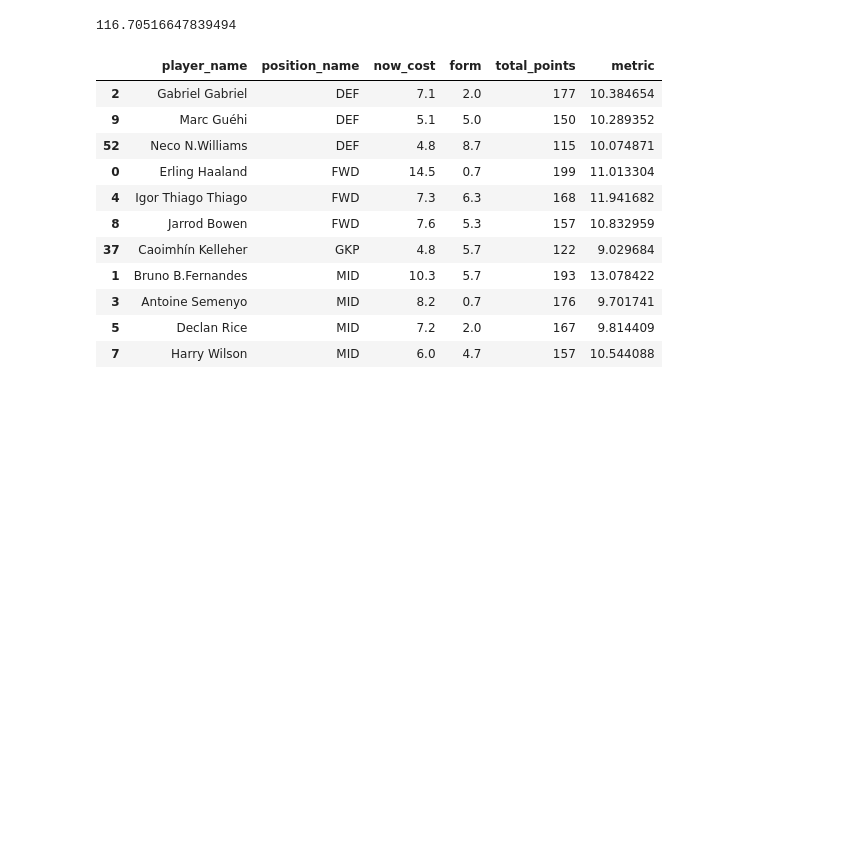
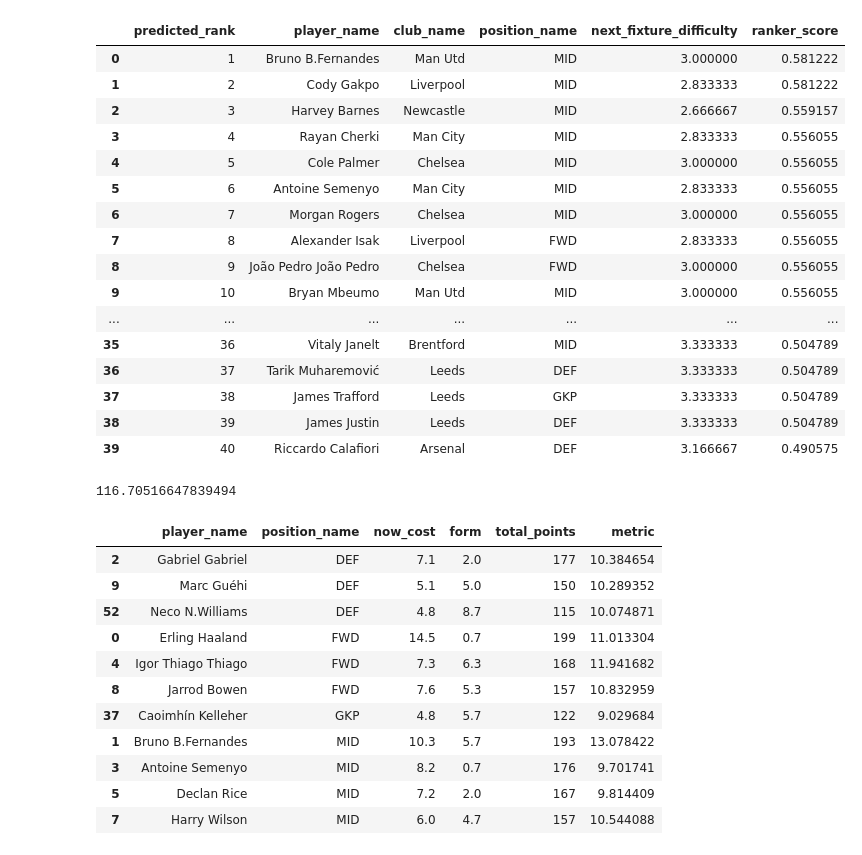
Before and after one commit to kvsingh/FPL-Team-Selection-using-Constrained-Optimization, a Jupyter notebook: team-selection-using-constraint-maximization.ipynb, the cells around one changed output. Cells and saved outputs as stored; diff of their text form; code cells hidden in the pictures; blank space fills up the shorter version.

```diff
--- a/team-selection-using-constraint-maximization.ipynb
+++ b/team-selection-using-constraint-maximization.ipynb
@@ -106,0 +16,2 @@ def optimal_weights(X_train, X_val):
+# %%
+df_players = get_historical_data('merged_gw_25_26.csv', 6, 12, 'fixtures_25_26.csv')
@@ -195 +154,80 @@ Nice. Let's use those weights to define our metric, which we can maximimize usin
+# %%
+rank_players = pd.read_csv('fpl_player_statistics.csv')
+
+rank_players['total_points_so_far'] = rank_players['total_points']
+rank_players['form'] = rank_players['form'].replace(np.nan, 0)
+rank_players['value'] = rank_players['now_cost'] * 10
+
+#xP for last 6 games
+#rank_players['xP'] = rank_players['points_per_game']
+
+team_mapping = pd.read_csv('fpl_team_mapping.csv')
+team_id_to_club = team_mapping.set_index('team_id')['club_name']
+fixtures = pd.read_csv('fixtures_26_27.csv')
+fixtures['kickoff_time'] = pd.to_datetime(fixtures['kickoff_time'], utc=True)
+
+upcoming = fixtures.loc[~fixtures['finished']].copy()
+upcoming['home_club'] = upcoming['team_h'].map(team_id_to_club)
+upcoming['away_club'] = upcoming['team_a'].map(team_id_to_club)
+if upcoming[['home_club', 'away_club']].isna().any().any():
+    raise ValueError('A fixture team ID is missing from fpl_team_mapping.csv')
+
+home_fixtures = upcoming[
+    ['id', 'kickoff_time', 'home_club', 'team_h_difficulty']
+].rename(columns={'home_club': 'club_name', 'team_h_difficulty': 'difficulty'})
+away_fixtures = upcoming[
+    ['id', 'kickoff_time', 'away_club', 'team_a_difficulty']
+].rename(columns={'away_club': 'club_name', 'team_a_difficulty': 'difficulty'})
+team_fixtures = pd.concat([home_fixtures, away_fixtures], ignore_index=True)
+team_fixtures = team_fixtures.sort_values(
+    ['club_name', 'kickoff_time', 'id'], kind='stable'
+)
+team_fixtures['fixture_number'] = team_fixtures.groupby('club_name').cumcount()
+next_six_fixtures = team_fixtures[team_fixtures['fixture_number'] < 6]
+fixture_counts = next_six_fixtures.groupby('club_name').size()
+if (fixture_counts < 6).any():
+    raise ValueError('At least one club has fewer than six upcoming fixtures')
+
+next_six_difficulty = next_six_fixtures.groupby('club_name')['difficulty'].mean()
+rank_players['next_fixture_difficulty'] = rank_players['club_name'].map(
+    next_six_difficulty
+)
+if rank_players['next_fixture_difficulty'].isna().any():
+    missing_clubs = rank_players.loc[
+        rank_players['next_fixture_difficulty'].isna(), 'club_name'
+    ].unique()
+    raise ValueError(f'No upcoming fixture difficulty found for clubs: {missing_clubs}')
+
+rank_features = rank_players[feature_cols].apply(pd.to_numeric, errors='coerce')
+rank_features = rank_features.fillna(X[feature_cols].median())
+rank_players['ranker_score'] = ranker.predict(rank_features)
+ranked_players = rank_players.sort_values(
+    'ranker_score', ascending=False
+).reset_index(drop=True)
+ranked_players['predicted_rank'] = ranked_players.index + 1
+
+ranked_players[
+    [
+        'predicted_rank', 'player_name', 'club_name', 'position_name',
+        'next_fixture_difficulty', 'ranker_score'
+    ]
+].head(40)
+# %% [output]
+|  | predicted_rank | player_name | club_name | position_name | next_fixture_difficulty | ranker_score |
+| 0 | 1 | Bruno B.Fernandes | Man Utd | MID | 3.000000 | 0.581222 |
+| 1 | 2 | Cody Gakpo | Liverpool | MID | 2.833333 | 0.581222 |
+| 2 | 3 | Harvey Barnes | Newcastle | MID | 2.666667 | 0.559157 |
+| 3 | 4 | Rayan Cherki | Man City | MID | 2.833333 | 0.556055 |
+| 4 | 5 | Cole Palmer | Chelsea | MID | 3.000000 | 0.556055 |
+| 5 | 6 | Antoine Semenyo | Man City | MID | 2.833333 | 0.556055 |
+| 6 | 7 | Morgan Rogers | Chelsea | MID | 3.000000 | 0.556055 |
+| 7 | 8 | Alexander Isak | Liverpool | FWD | 2.833333 | 0.556055 |
+| 8 | 9 | João Pedro João Pedro | Chelsea | FWD | 3.000000 | 0.556055 |
+| 9 | 10 | Bryan Mbeumo | Man Utd | MID | 3.000000 | 0.556055 |
+| ... | ... | ... | ... | ... | ... | ... |
+| 35 | 36 | Vitaly Janelt | Brentford | MID | 3.333333 | 0.504789 |
+| 36 | 37 | Tarik Muharemović | Leeds | DEF | 3.333333 | 0.504789 |
+| 37 | 38 | James Trafford | Leeds | GKP | 3.333333 | 0.504789 |
+| 38 | 39 | James Justin | Leeds | DEF | 3.333333 | 0.504789 |
+| 39 | 40 | Riccardo Calafiori | Arsenal | DEF | 3.166667 | 0.490575 |
 # %%
```
Also changed, not shown: parts of 12 cells of this notebook, 7 other files.
